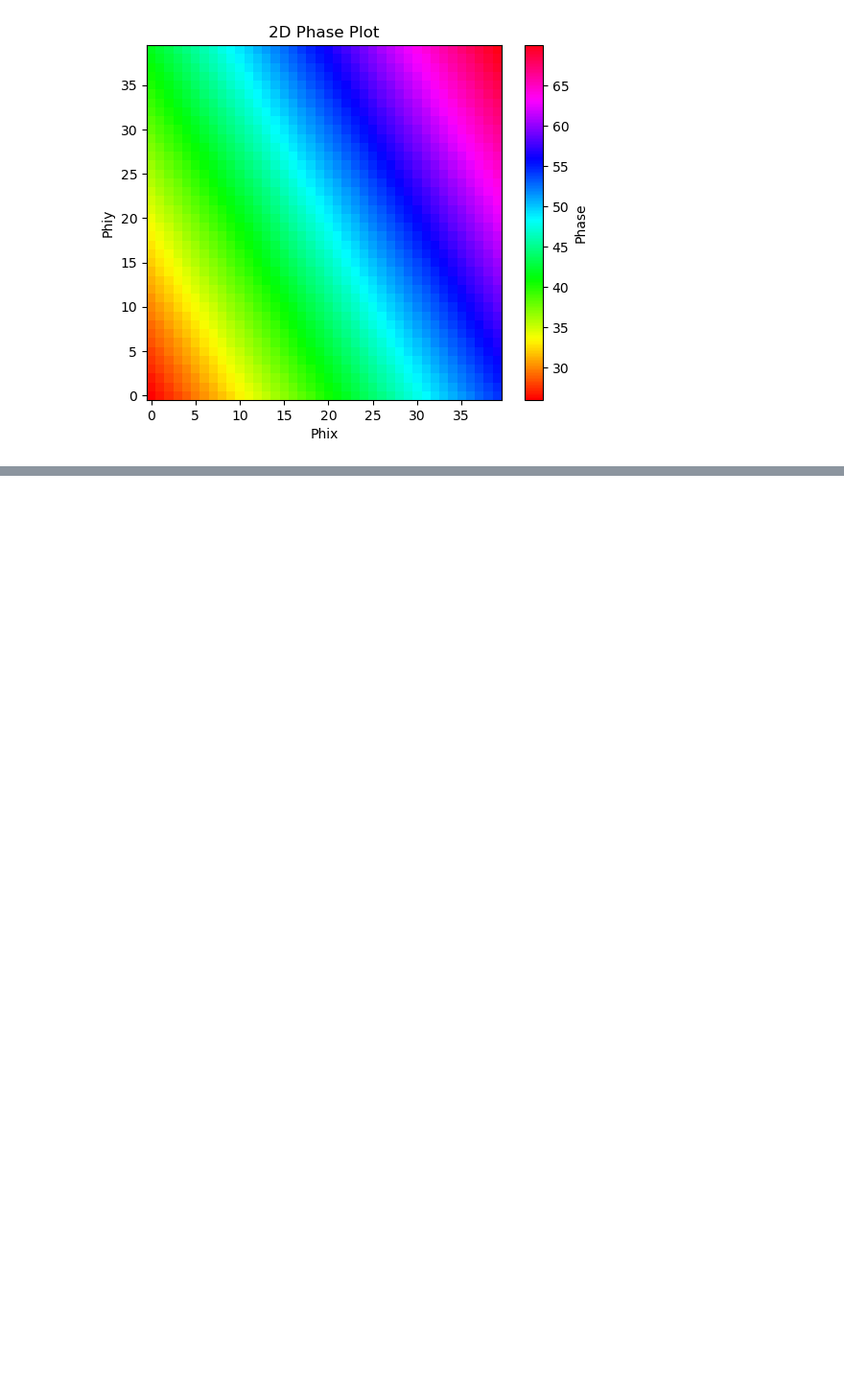
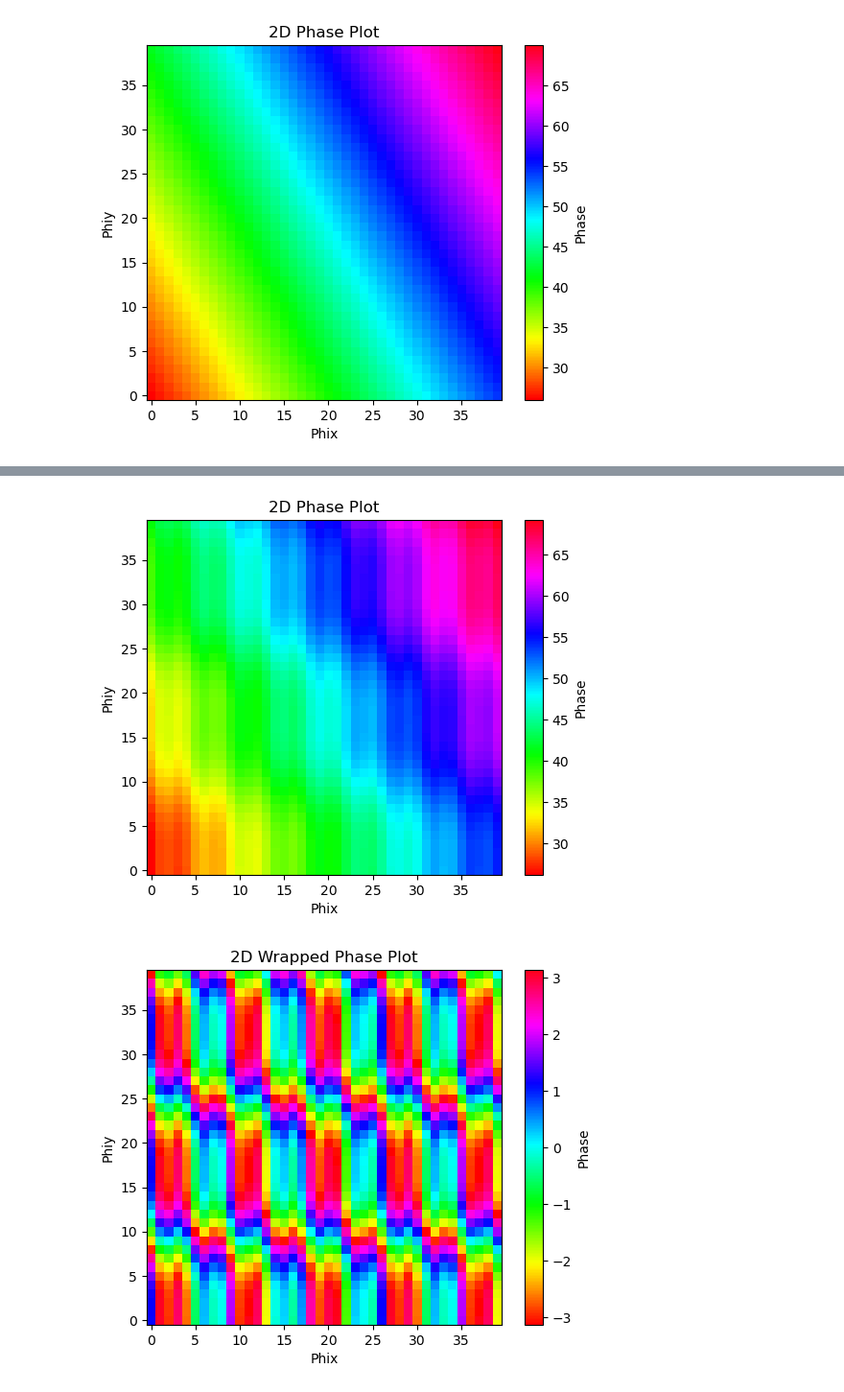
Before and after one commit to henrymorris120/Interferometry-and-Phase-Unwrapping-Research, a Jupyter notebook: basic_2d_example.ipynb, the cells around one changed output, grey strips where cells are left out. Shown: that part at 96% size. Cells and saved outputs as stored; diff of their text form; code cells hidden in the pictures; blank space fills up the shorter version.

```diff
--- a/basic_2d_example.ipynb
+++ b/basic_2d_example.ipynb
@@ -137,0 +158,42 @@ TypeError: 'coo_matrix' object is not subscriptable
+# %%
+# now try sinudial with trend
+# create phase date for x and y direction
+# works
+M = 40
+N = 40
+phix = np.linspace(0, 9*np.pi, M) + (3*np.pi) + 3
+phiy = np.linspace(0, 5*np.pi, N) + (4*np.pi) + 1
+X, Y = np.meshgrid(phix, phiy)
+trend = np.cos(Y) + np.sin(2*X)
+phi = X + Y + trend
+
+# Create the phase plot (source Chat GPT for the below code)
+plt.imshow(phi, cmap='hsv', origin='lower')
+plt.colorbar(label='Phase')
+plt.xlabel('Phix')
+plt.ylabel('Phiy')
+plt.title('2D Phase Plot')
+plt.show()
+
+# wrapped numbers
+psi = wrap_function(phi)
+
+plt.imshow(psi, cmap='hsv', origin='lower')
+plt.colorbar(label='Phase')
+plt.xlabel('Phix')
+plt.ylabel('Phiy')
+plt.title('2D Wrapped Phase Plot')
+plt.show()
+
+# unwrapped
+reconstructed_phi = solve_D2_MLE_2D(psi, Fx, Fy)
+reconstructed_phi = reconstructed_phi.reshape(M,N)
+plt.imshow(reconstructed_phi, cmap='hsv', origin='lower')
+plt.colorbar(label='Phase')
+plt.xlabel('Phix')
+plt.ylabel('Phiy')
+plt.title('2D MLE Phase Plot')
+plt.show()
+# %% [output]
+[figure, added]
+[figure, added]
```
Also changed, not shown: parts of 6 cells of this notebook.
